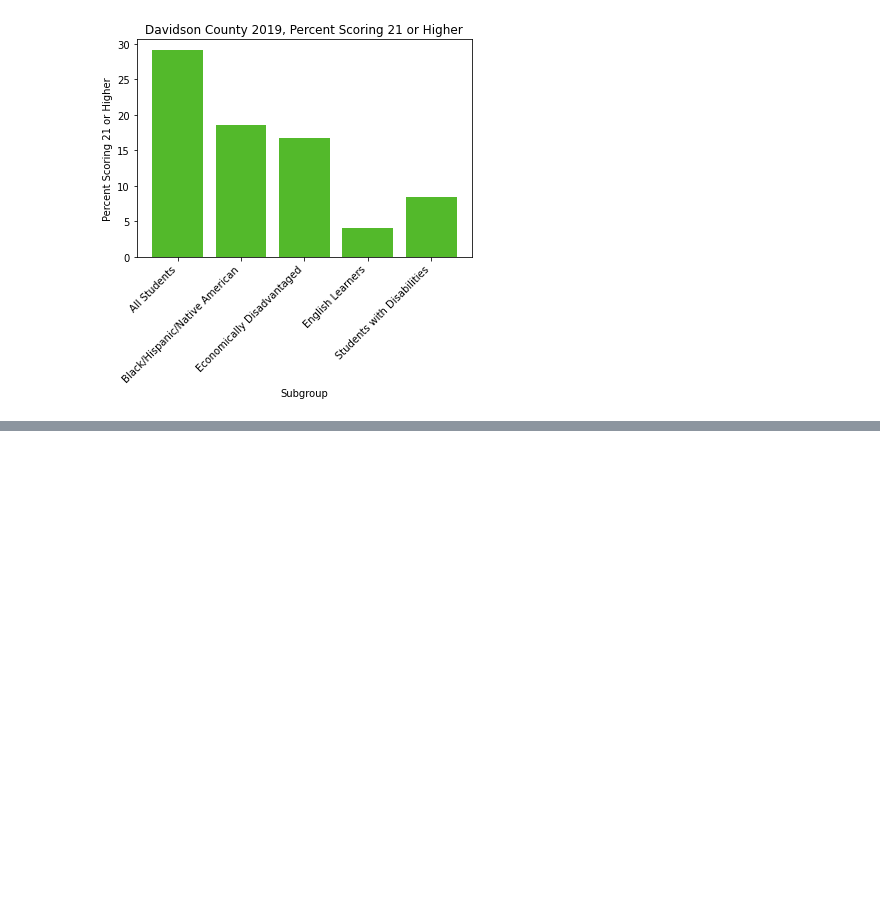
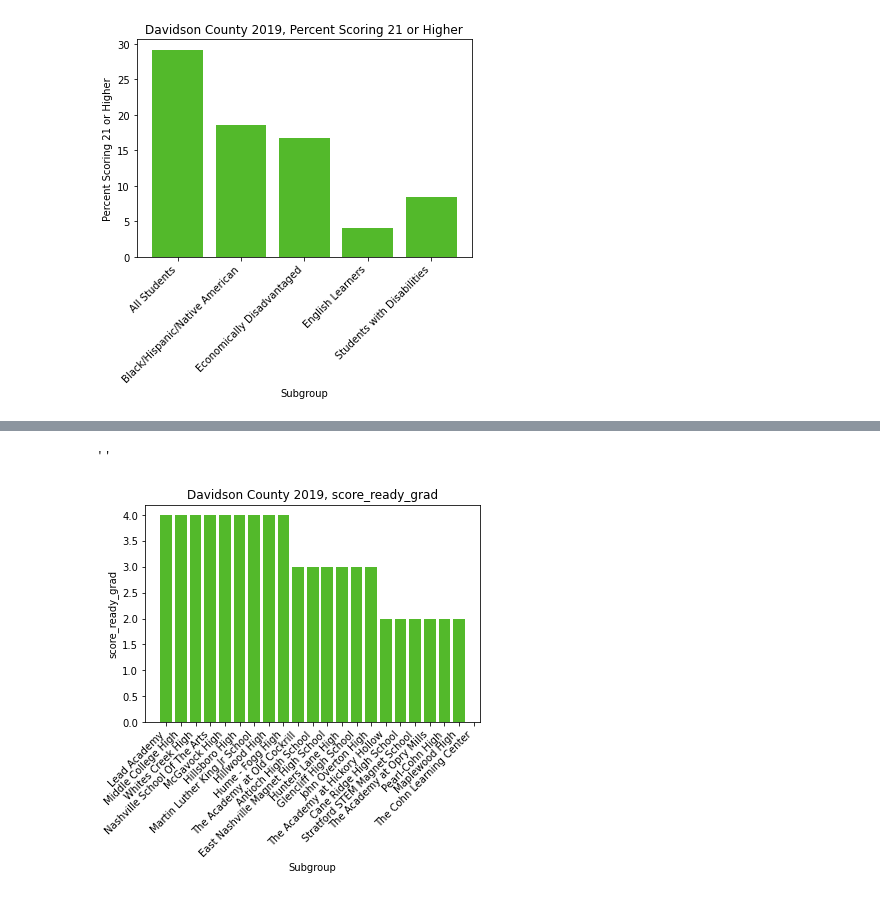
Before and after one commit to CalebAutry/capstone, a Jupyter notebook: notebooks/capstone.ipynb, the cells around one changed output, grey strips where cells are left out. Cells and saved outputs as stored; diff of their text form; code cells hidden in the pictures; blank space fills up the shorter version.

Commit message:
analysis completed on Davidson County school scores

```diff
--- a/notebooks/capstone.ipynb
+++ b/notebooks/capstone.ipynb
@@ -865,0 +884,3 @@ plt.xticks(rotation=45,
+# %%
+davidson_school_indicators_19 = school_indicators_19.loc\
+    [(school_indicators_19['system_name'].isin(['Davidson County']))]
@@ -865,0 +909,3 @@ plt.xticks(rotation=45,
+# %%
+davidson_hs_school_indicators_19 = davidson_school_indicators_19.loc\
+    [(davidson_school_indicators_19['pool'].isin(['HS']))]
@@ -865,0 +945,4 @@ plt.xticks(rotation=45,
+# %%
+davidson_hs_school_indicators_19_all_ed = davidson_hs_school_indicators_19.loc\
+    [(davidson_hs_school_indicators_19['subgroup'] == 'All Students')\
+    |(davidson_hs_school_indicators_19['subgroup'] == 'Economically Disadvantaged')]
@@ -865,0 +992,18 @@ plt.xticks(rotation=45,
+# %%
+davidson_hs_school_indicators_19_all_ed_sorted = davidson_hs_school_indicators_19_all_ed.sort_values\
+(by = 'score_ready_grad', ascending = False)
+# %%
+plt.bar(davidson_hs_school_indicators_19_all_ed_sorted['school_name'],\
+        davidson_hs_school_indicators_19_all_ed_sorted['score_ready_grad'],\
+        color = '#53b92b')
+# plt.xticks(rotation=90)
+plt.title('Davidson County 2019, score_ready_grad')
+plt.xlabel('Subgroup')
+plt.ylabel('score_ready_grad')
+plt.xticks(rotation=45,
+        horizontalalignment="right")
+# plt.ylim(0, 3250)
+;
+# %% [output]
+''
+[figure, added]
```
Also changed, not shown: parts of 9 cells of this notebook.
